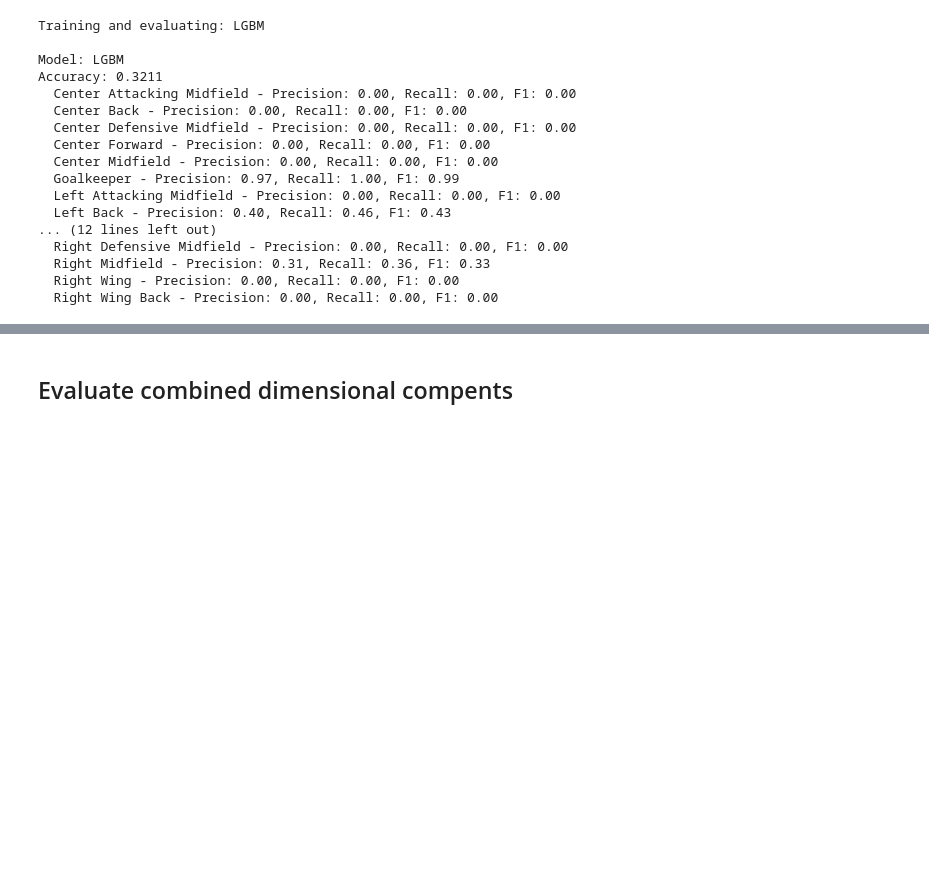
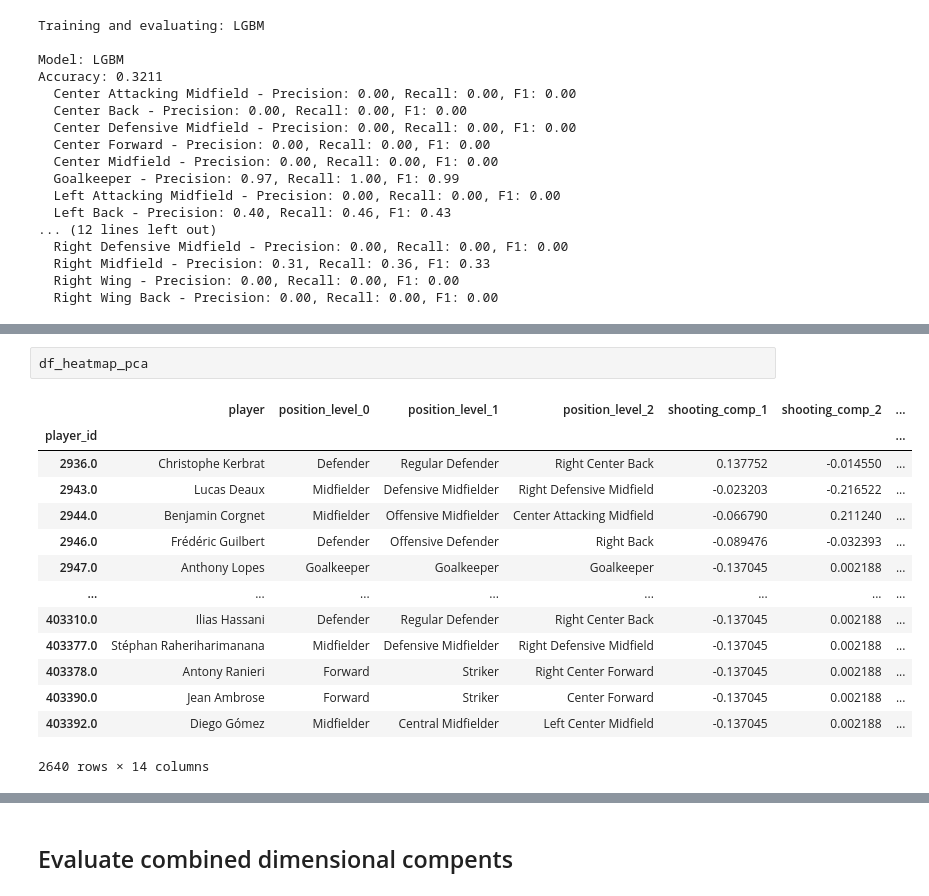
Before and after one commit to allorenz/football-player-similarity, a Jupyter notebook: src/notebooks/feature_multichannel_heatmap.ipynb, the cells around one changed output, grey strips where cells are left out. Drawn from its saved outputs; the diff is of its cells as text; blank space fills up the shorter version.

```diff
--- a/src/notebooks/feature_multichannel_heatmap.ipynb
+++ b/src/notebooks/feature_multichannel_heatmap.ipynb
@@ -421,0 +440,17 @@ KeyError: "['new_position', 'role'] not in index"
+# %%
+df_heatmap_pca
+# %% [output]
+|  | player | position_level_0 | position_level_1 | position_level_2 | shooting_comp_1 | shooting_comp_2 | ... |
+| player_id |  |  |  |  |  |  | ... |
+| 2936.0 | Christophe Kerbrat | Defender | Regular Defender | Right Center Back | 0.137752 | -0.014550 | ... |
+| 2943.0 | Lucas Deaux | Midfielder | Defensive Midfielder | Right Defensive Midfield | -0.023203 | -0.216522 | ... |
+| 2944.0 | Benjamin Corgnet | Midfielder | Offensive Midfielder | Center Attacking Midfield | -0.066790 | 0.211240 | ... |
+| 2946.0 | Frédéric Guilbert | Defender | Offensive Defender | Right Back | -0.089476 | -0.032393 | ... |
+| 2947.0 | Anthony Lopes | Goalkeeper | Goalkeeper | Goalkeeper | -0.137045 | 0.002188 | ... |
+| ... | ... | ... | ... | ... | ... | ... | ... |
+| 403310.0 | Ilias Hassani | Defender | Regular Defender | Right Center Back | -0.137045 | 0.002188 | ... |
+| 403377.0 | Stéphan Raheriharimanana | Midfielder | Defensive Midfielder | Right Defensive Midfield | -0.137045 | 0.002188 | ... |
+| 403378.0 | Antony Ranieri | Forward | Striker | Right Center Forward | -0.137045 | 0.002188 | ... |
+| 403390.0 | Jean Ambrose | Forward | Striker | Center Forward | -0.137045 | 0.002188 | ... |
+| 403392.0 | Diego Gómez | Midfielder | Central Midfielder | Left Center Midfield | -0.137045 | 0.002188 | ... |
+2640 rows × 14 columns
```
Also changed, not shown: parts of 8 cells of this notebook, 27 other files.
